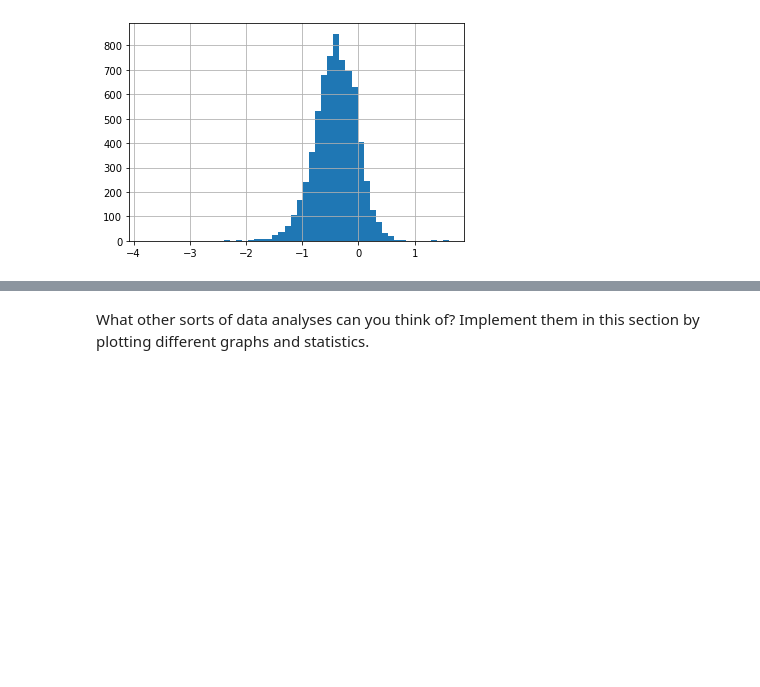
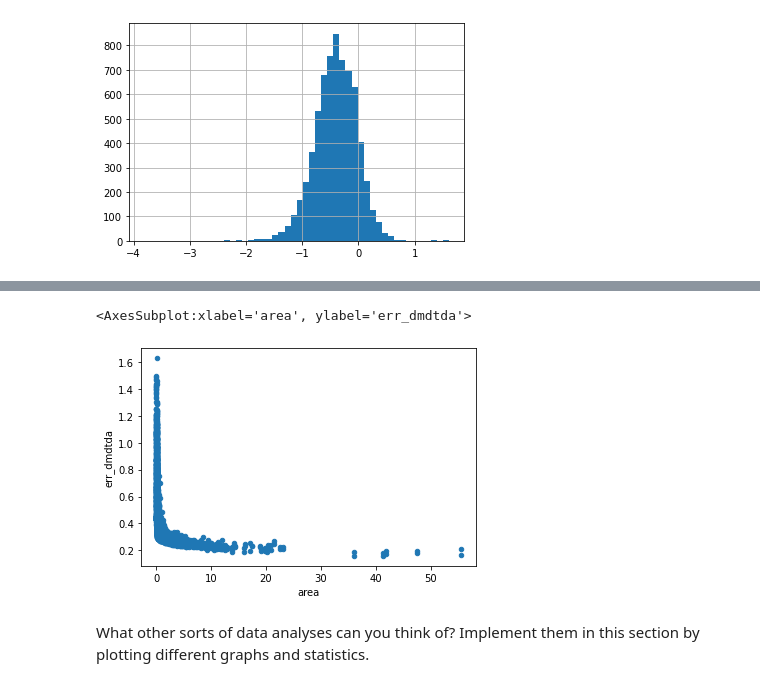
Before and after one commit to Machine-Learning-in-Glaciology-Workshop/Project_MB_Regression, a Jupyter notebook: 2_Data_exploration.ipynb, the cells around one changed output, grey strips where cells are left out. Saved outputs shown, nothing was run; the diff lists cells and outputs as text; code cells hidden in the pictures; blank space fills up the shorter version.

```diff
--- a/2_Data_exploration.ipynb
+++ b/2_Data_exploration.ipynb
@@ -117,5 +121,10 @@ df_all['dmdtda'].hist(bins=50);
 # %% [markdown]
 ### [ **Exercice 1** ]
 <img src="Figures/eye_logo.png" width="75"/>
+# %%
+df_all.plot.scatter('area','err_dmdtda')
+# %% [output]
+<AxesSubplot:xlabel='area', ylabel='err_dmdtda'>
+[figure, added]
 # %% [markdown]
 What other sorts of data analyses can you think of? Implement them in this section by plotting different graphs and statistics.
```
Also changed, not shown: parts of 4 cells of this notebook.
